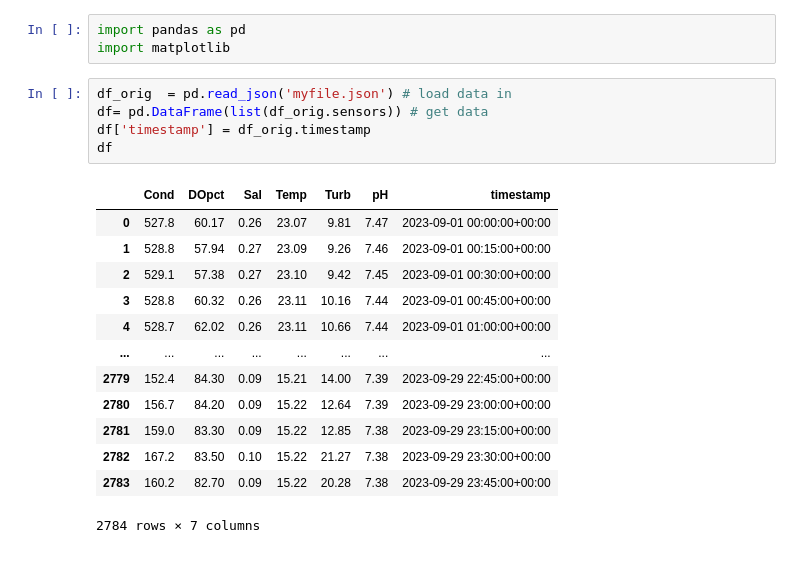
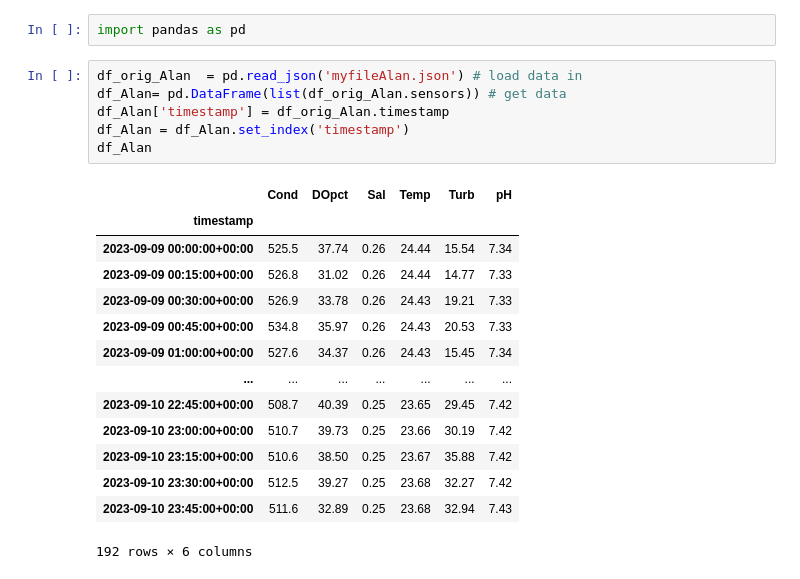
Before and after one commit to esorbella/BlueColab_MobileDataViz, a Jupyter notebook: server/someTestingPlsIgnoreMe/data/whyPython.ipynb, the cells around one changed output. Cells and saved outputs as stored; diff of their text form.

```diff
--- a/server/someTestingPlsIgnoreMe/data/whyPython.ipynb
+++ b/server/someTestingPlsIgnoreMe/data/whyPython.ipynb
@@ -1,22 +1,23 @@
 # %%
 import pandas as pd
-import matplotlib
 # %%
-df_orig  = pd.read_json('myfile.json') # load data in
-df= pd.DataFrame(list(df_orig.sensors)) # get data
-df['timestamp'] = df_orig.timestamp
-df
+df_orig_Alan  = pd.read_json('myfileAlan.json') # load data in
+df_Alan= pd.DataFrame(list(df_orig_Alan.sensors)) # get data
+df_Alan['timestamp'] = df_orig_Alan.timestamp
+df_Alan = df_Alan.set_index('timestamp')
+df_Alan
 # %% [output]
-|  | Cond | DOpct | Sal | Temp | Turb | pH | timestamp |
-| 0 | 527.8 | 60.17 | 0.26 | 23.07 | 9.81 | 7.47 | 2023-09-01 00:00:00+00:00 |
-| 1 | 528.8 | 57.94 | 0.27 | 23.09 | 9.26 | 7.46 | 2023-09-01 00:15:00+00:00 |
-| 2 | 529.1 | 57.38 | 0.27 | 23.10 | 9.42 | 7.45 | 2023-09-01 00:30:00+00:00 |
-| 3 | 528.8 | 60.32 | 0.26 | 23.11 | 10.16 | 7.44 | 2023-09-01 00:45:00+00:00 |
-| 4 | 528.7 | 62.02 | 0.26 | 23.11 | 10.66 | 7.44 | 2023-09-01 01:00:00+00:00 |
-| ... | ... | ... | ... | ... | ... | ... | ... |
-| 2779 | 152.4 | 84.30 | 0.09 | 15.21 | 14.00 | 7.39 | 2023-09-29 22:45:00+00:00 |
-| 2780 | 156.7 | 84.20 | 0.09 | 15.22 | 12.64 | 7.39 | 2023-09-29 23:00:00+00:00 |
-| 2781 | 159.0 | 83.30 | 0.09 | 15.22 | 12.85 | 7.38 | 2023-09-29 23:15:00+00:00 |
-| 2782 | 167.2 | 83.50 | 0.10 | 15.22 | 21.27 | 7.38 | 2023-09-29 23:30:00+00:00 |
-| 2783 | 160.2 | 82.70 | 0.09 | 15.22 | 20.28 | 7.38 | 2023-09-29 23:45:00+00:00 |
+|  | Cond | DOpct | Sal | Temp | Turb | pH |
+| timestamp |  |  |  |  |  |  |
+| 2023-09-09 00:00:00+00:00 | 525.5 | 37.74 | 0.26 | 24.44 | 15.54 | 7.34 |
+| 2023-09-09 00:15:00+00:00 | 526.8 | 31.02 | 0.26 | 24.44 | 14.77 | 7.33 |
+| 2023-09-09 00:30:00+00:00 | 526.9 | 33.78 | 0.26 | 24.43 | 19.21 | 7.33 |
+| 2023-09-09 00:45:00+00:00 | 534.8 | 35.97 | 0.26 | 24.43 | 20.53 | 7.33 |
+| 2023-09-09 01:00:00+00:00 | 527.6 | 34.37 | 0.26 | 24.43 | 15.45 | 7.34 |
+| ... | ... | ... | ... | ... | ... | ... |
+| 2023-09-10 22:45:00+00:00 | 508.7 | 40.39 | 0.25 | 23.65 | 29.45 | 7.42 |
+| 2023-09-10 23:00:00+00:00 | 510.7 | 39.73 | 0.25 | 23.66 | 30.19 | 7.42 |
+| 2023-09-10 23:15:00+00:00 | 510.6 | 38.50 | 0.25 | 23.67 | 35.88 | 7.42 |
+| 2023-09-10 23:30:00+00:00 | 512.5 | 39.27 | 0.25 | 23.68 | 32.27 | 7.42 |
+| 2023-09-10 23:45:00+00:00 | 511.6 | 32.89 | 0.25 | 23.68 | 32.94 | 7.43 |
-2784 rows × 7 columns
+192 rows × 6 columns
```
Also changed, not shown: parts of 4 cells of this notebook, 6 other files.
